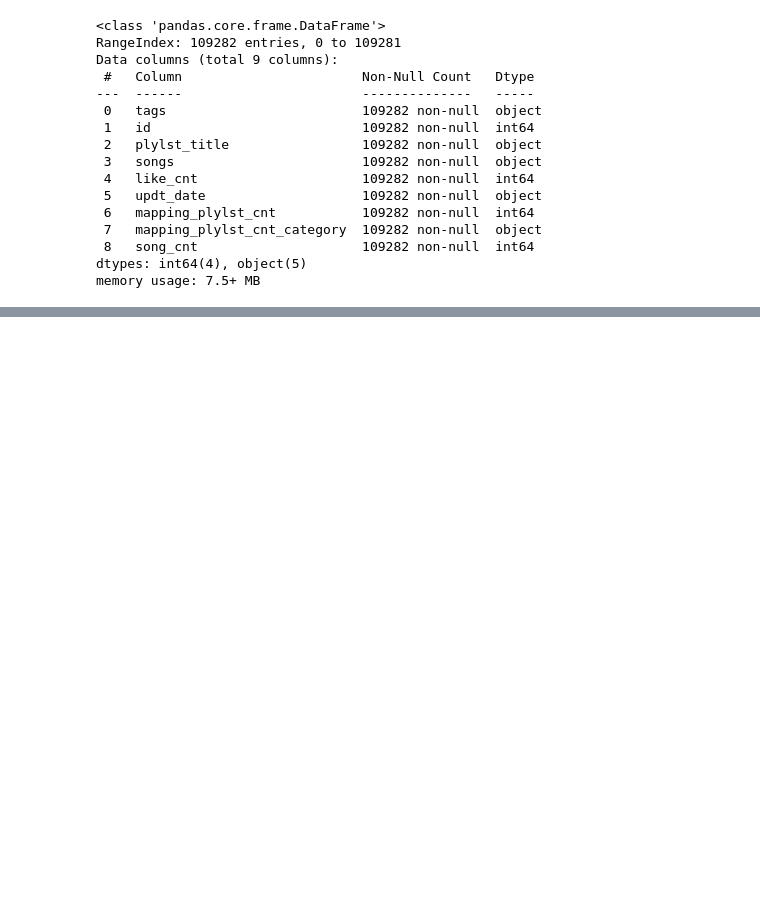
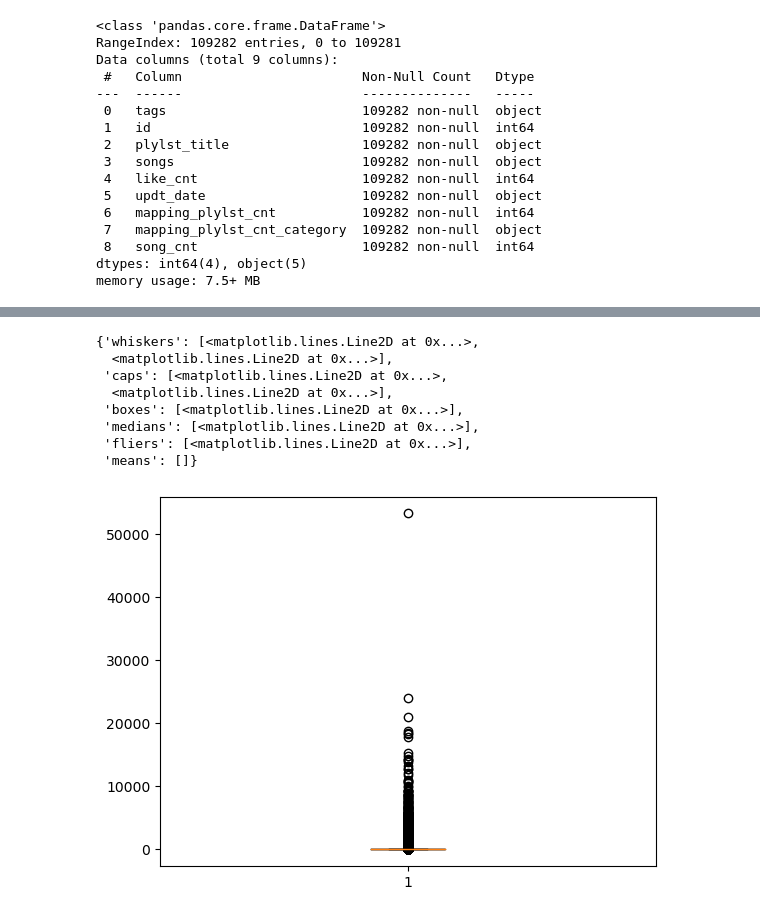
Before and after one commit to pulpo125/AIPlayer_Pling, a Jupyter notebook: 전처리_train_1~8.ipynb, the cells around one changed output, grey strips where cells are left out. Cells and saved outputs as stored; diff of their text form; code cells hidden in the pictures; blank space fills up the shorter version.

```diff
--- a/전처리_train_0919.ipynb
+++ b/전처리_train_1~8.ipynb
@@ -775,0 +785,3 @@ sum(train_ply_cnt['ply_cnt'])
+# %%
+train = pd.read_json('./origin_data_modify/train_mod4.json', typ='frame')
+train.info()
@@ -775,0 +823,14 @@ sum(train_ply_cnt['ply_cnt'])
+# %%
+# boxplot 이상치 탐지 결과 이상함...
+
+plt.boxplot(train['like_cnt'])
+# %% [output]
+{'whiskers': [<matplotlib.lines.Line2D at 0x...>,
+  <matplotlib.lines.Line2D at 0x...>],
+ 'caps': [<matplotlib.lines.Line2D at 0x...>,
+  <matplotlib.lines.Line2D at 0x...>],
+ 'boxes': [<matplotlib.lines.Line2D at 0x...>],
+ 'medians': [<matplotlib.lines.Line2D at 0x...>],
+ 'fliers': [<matplotlib.lines.Line2D at 0x...>],
+ 'means': []}
+[figure, added]
```
Also changed, not shown: parts of 51 cells of this notebook, 6 other files.
